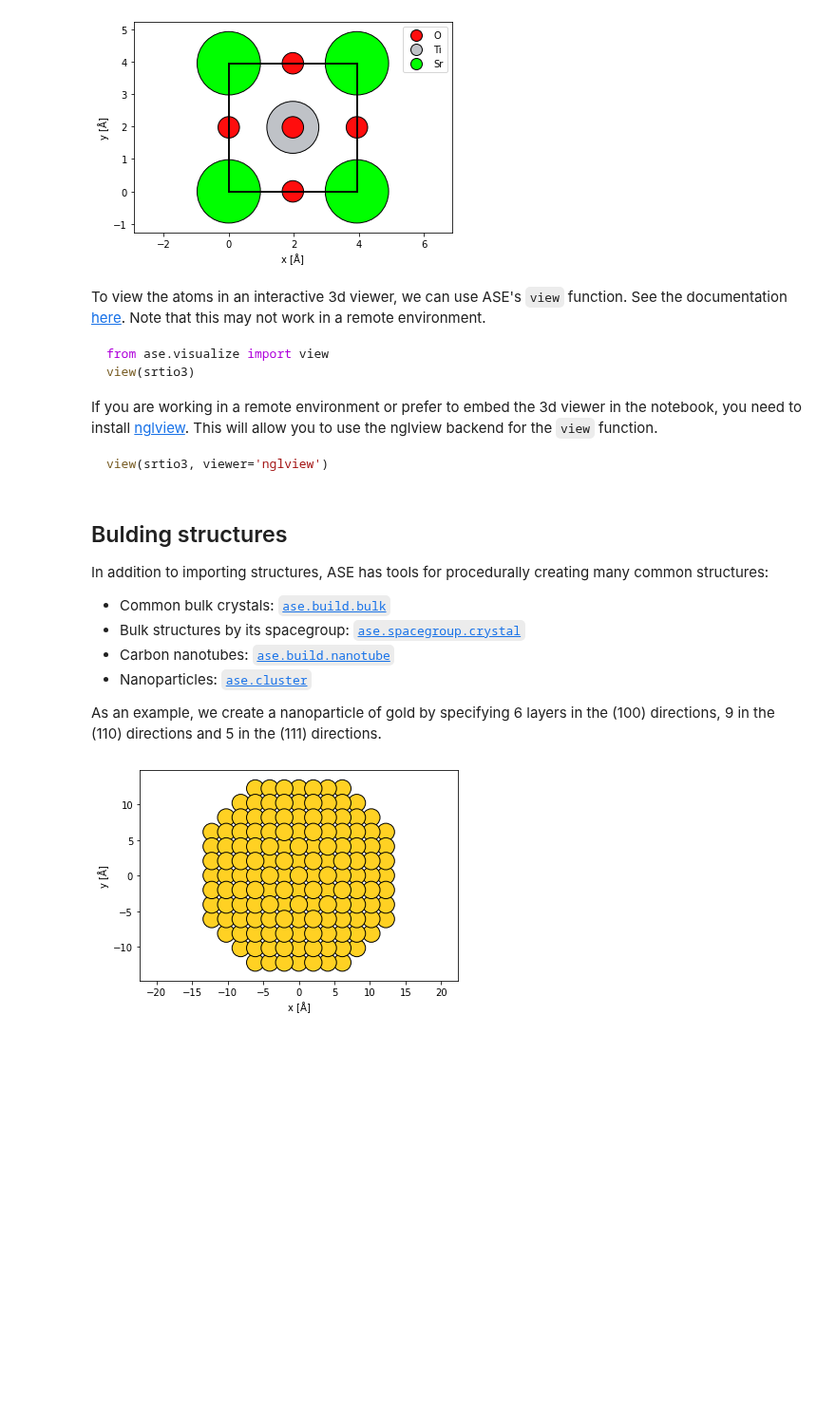
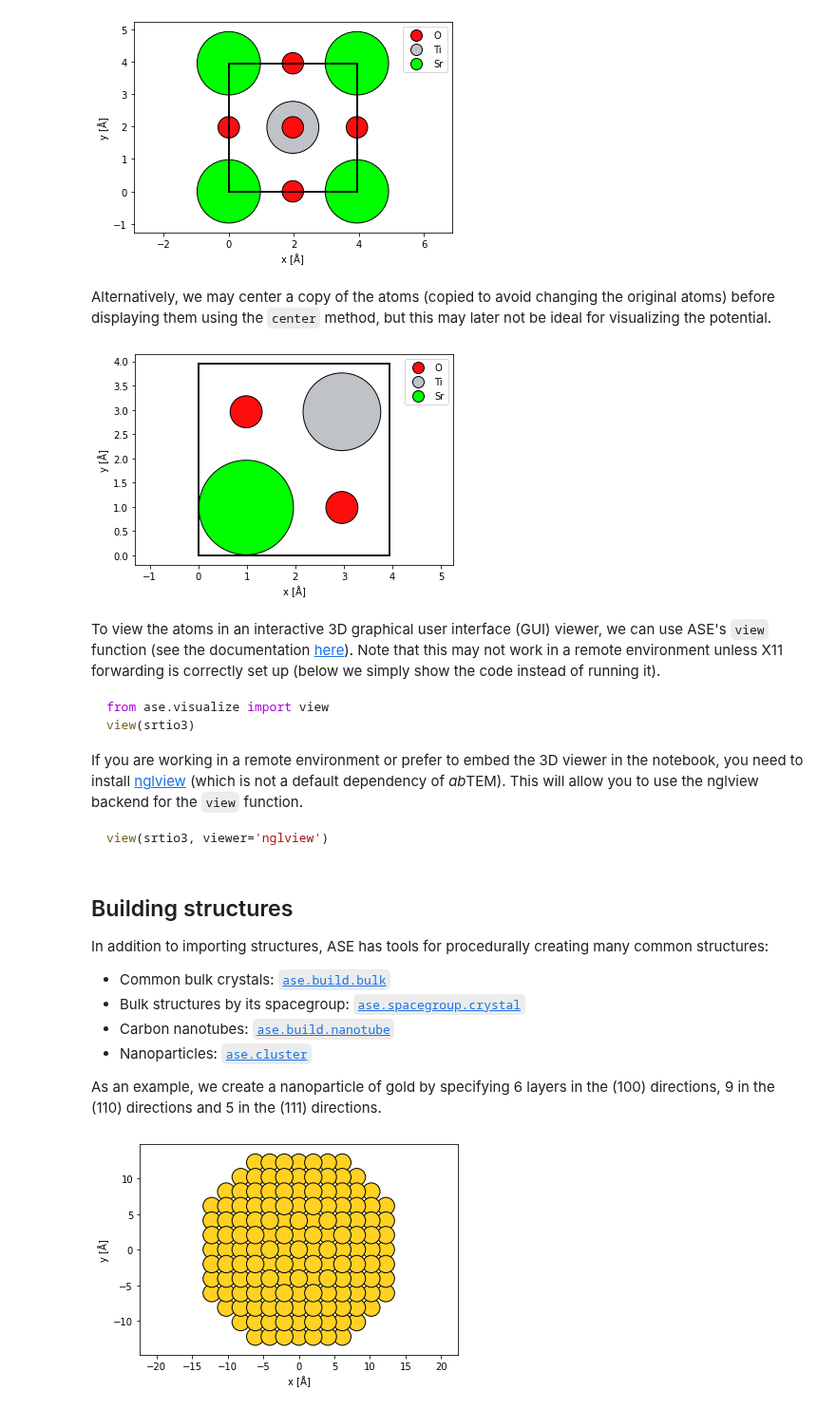
Before and after one commit to abTEM/doc, a Jupyter notebook: docs/user_guide/walkthrough/atomic_models.ipynb, the cells around one changed output. Shown at 95% size. Drawn from its saved outputs; the diff is of its cells as text; code cells hidden in the pictures; blank space fills up the shorter version.

````diff
--- a/docs/user_guide/walkthrough/atomic_models.ipynb
+++ b/docs/user_guide/walkthrough/atomic_models.ipynb
@@ -98,19 +103,32 @@ abtem.show_atoms(
 );
 # %% [output]
 [figure]
+# %% [markdown]
+Alternatively, we may center a copy of the atoms (copied to avoid changing the original atoms) before displaying them using the `center` method, but this may later not be ideal for visualizing the potential.
+# %%
+centered_srtio3 = srtio3.copy()
+centered_srtio3.center()
+
+abtem.show_atoms(
+    centered_srtio3,
+    scale=0.5,
+    legend=True,
+);
+# %% [output]
+[figure, added]
 # %% [markdown]
-To view the atoms in an interactive 3d viewer, we can use ASE's `view` function. See the documentation [here](https://wiki.fysik.dtu.dk/ase/ase/visualize/visualize.html). Note that this may not work in a remote environment.
+To view the atoms in an interactive 3D graphical user interface (GUI) viewer, we can use ASE's `view` function (see the documentation [here](https://wiki.fysik.dtu.dk/ase/ase/visualize/visualize.html)). Note that this may not work in a remote environment unless X11 forwarding is correctly set up (below we simply show the code instead of running it).
 ```python
 from ase.visualize import view
 view(srtio3)
 ```
 
-If you are working in a remote environment or prefer to embed the 3d viewer in the notebook, you need to install [nglview](https://github.com/nglviewer/nglview). This will allow you to use the nglview backend for the `view` function.
+If you are working in a remote environment or prefer to embed the 3D viewer in the notebook, you need to install [nglview](https://github.com/nglviewer/nglview) (which is not a default dependency of *ab*TEM). This will allow you to use the nglview backend for the `view` function.
 ```python
 view(srtio3, viewer='nglview')
 ```
 # %% [markdown]
-## Bulding structures
+## Building structures
 
 In addition to importing structures, ASE has tools for procedurally creating many common structures:
 
````
Also changed, not shown: parts of 37 cells of this notebook, 1 other file.
